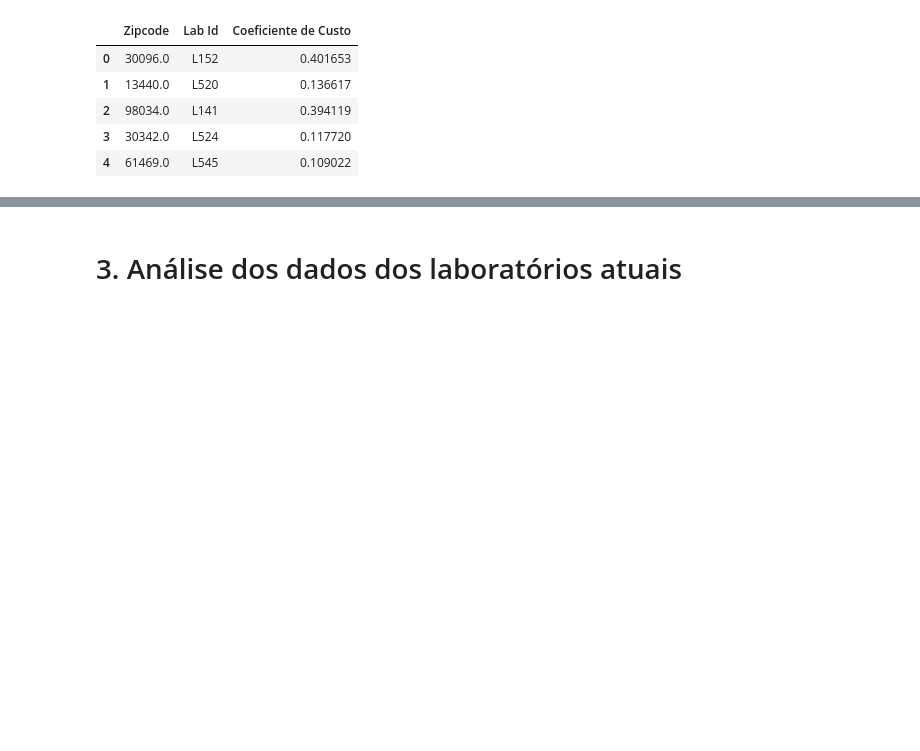
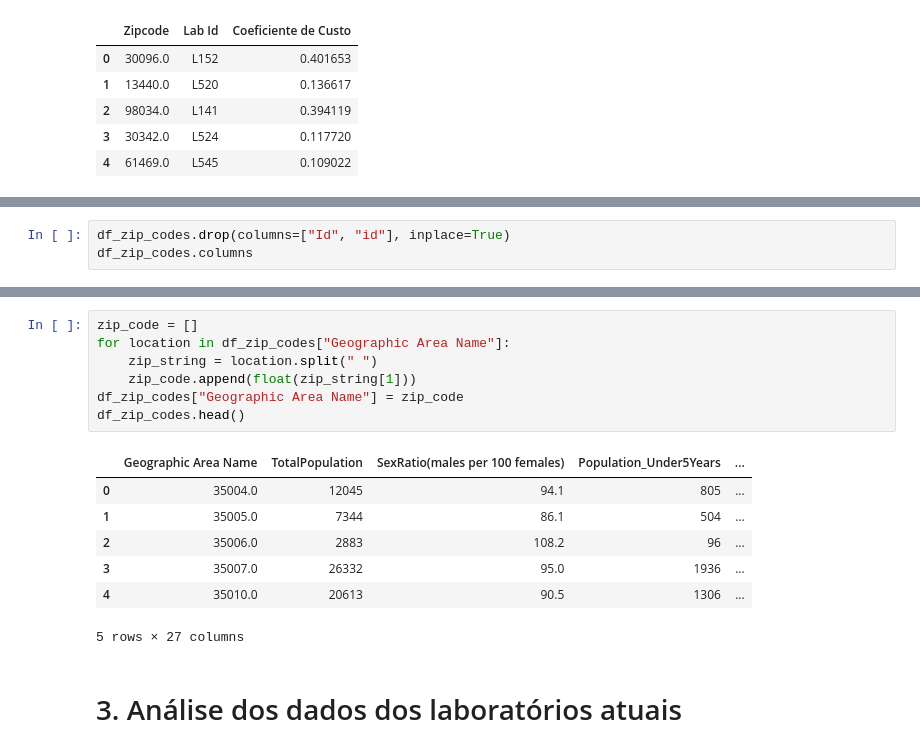
Before and after one commit to leotanaka4/desafio-elogroup, a Jupyter notebook: ans.ipynb, the cells around one changed output, grey strips where cells are left out. Saved outputs shown, nothing was run; the diff lists cells and outputs as text; blank space fills up the shorter version.

```diff
--- a/ans.ipynb
+++ b/ans.ipynb
@@ -295,0 +351,3 @@ df_labs[["Zipcode", "Lab Id", "Coeficiente de Custo"]].head()
+# %%
+df_zip_codes.drop(columns=["Id", "id"], inplace=True)
+df_zip_codes.columns
@@ -296,3 +370,18 @@ df_labs[["Zipcode", "Lab Id", "Coeficiente de Custo"]].head()
+# %%
+zip_code = []
+for location in df_zip_codes["Geographic Area Name"]:
+    zip_string = location.split(" ")
+    zip_code.append(float(zip_string[1]))
+df_zip_codes["Geographic Area Name"] = zip_code
+df_zip_codes.head()
+# %% [output]
+|  | Geographic Area Name | TotalPopulation | SexRatio(males per 100 females) | Population_Under5Years | ... |
+| 0 | 35004.0 | 12045 | 94.1 | 805 | ... |
+| 1 | 35005.0 | 7344 | 86.1 | 504 | ... |
+| 2 | 35006.0 | 2883 | 108.2 | 96 | ... |
+| 3 | 35007.0 | 26332 | 95.0 | 1936 | ... |
+| 4 | 35010.0 | 20613 | 90.5 | 1306 | ... |
+5 rows × 27 columns
 # %% [markdown]
 # 3. Análise dos dados dos laboratórios atuais
 # %%
```
Also changed, not shown: parts of 10 cells of this notebook.
